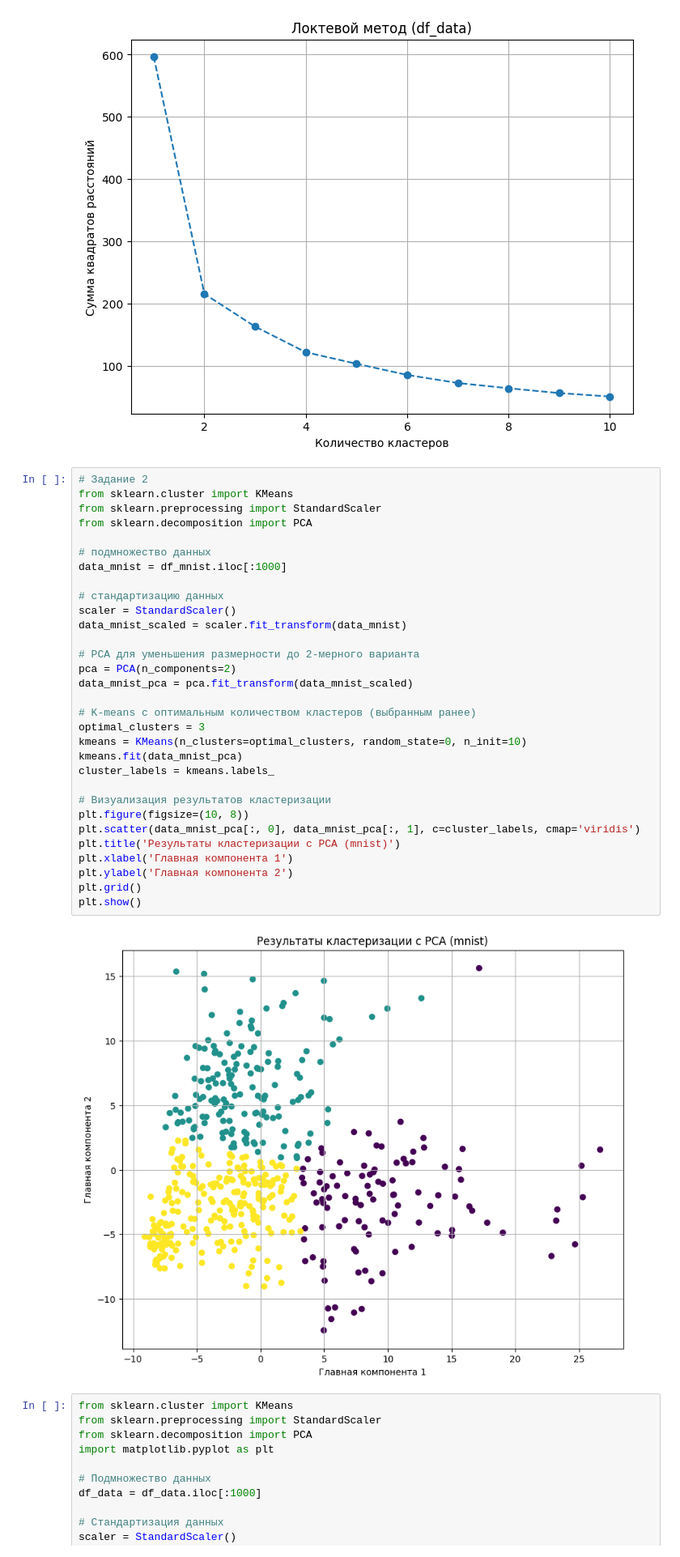
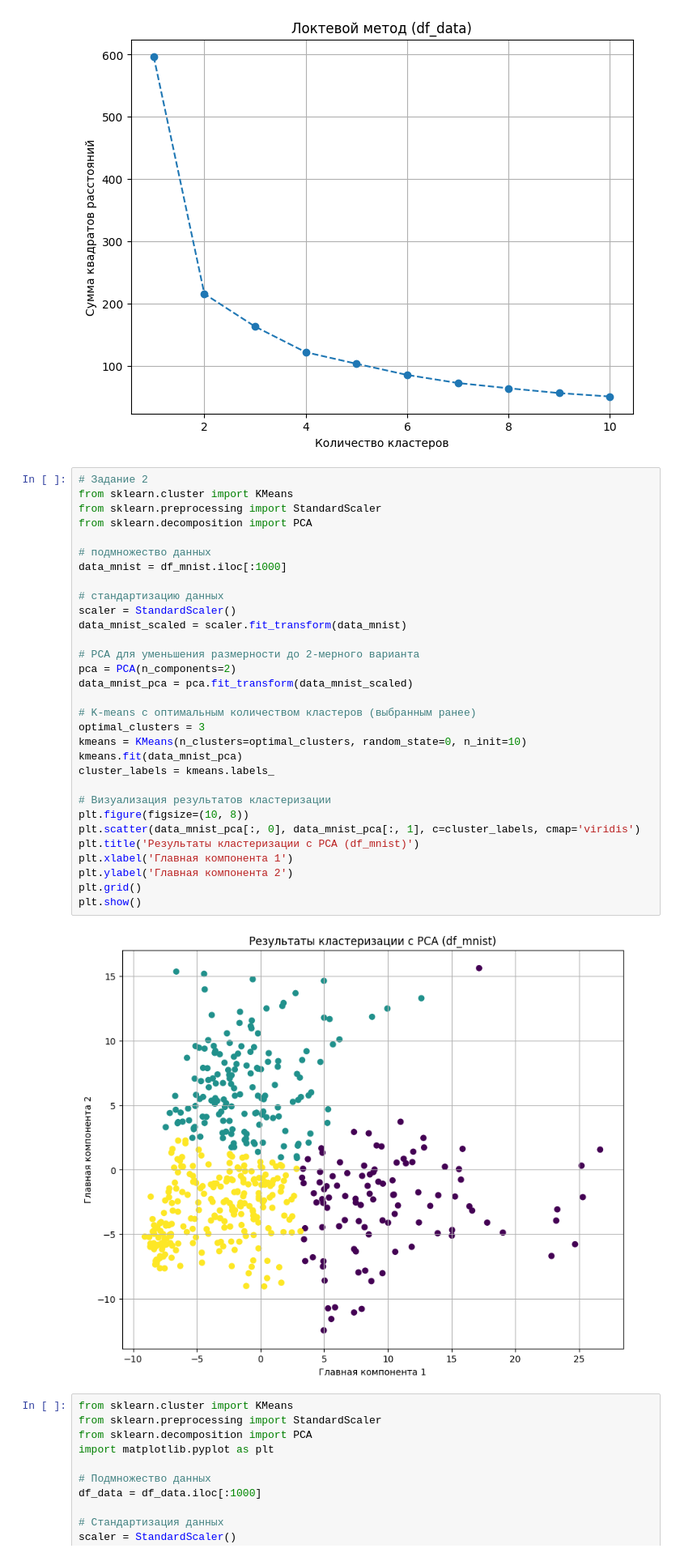
Before and after one commit to evgeniytr1509/HW_DS_6, a Jupyter notebook: HW_DS_6.ipynb, the cells around one changed output. Shown: that part at 81% size. Cells and saved outputs as stored; diff of their text form.

```diff
--- a/HW_DS_6.ipynb
+++ b/HW_DS_6.ipynb
@@ -78,35 +78,35 @@ plot_elbow(inertia_data, 'Локтевой метод (df_data)')
 # Задание 2
 from sklearn.cluster import KMeans
 from sklearn.preprocessing import StandardScaler
 from sklearn.decomposition import PCA
 
 # подмножество данных
 data_mnist = df_mnist.iloc[:1000]
 
 # стандартизацию данных
 scaler = StandardScaler()
 data_mnist_scaled = scaler.fit_transform(data_mnist)
 
 # PCA для уменьшения размерности до 2-мерного варианта
 pca = PCA(n_components=2)
 data_mnist_pca = pca.fit_transform(data_mnist_scaled)
 
 # K-means с оптимальным количеством кластеров (выбранным ранее)
 optimal_clusters = 3
 kmeans = KMeans(n_clusters=optimal_clusters, random_state=0, n_init=10)
 kmeans.fit(data_mnist_pca)
 cluster_labels = kmeans.labels_
 
 # Визуализация результатов кластеризации
 plt.figure(figsize=(10, 8))
 plt.scatter(data_mnist_pca[:, 0], data_mnist_pca[:, 1], c=cluster_labels, cmap='viridis')
-plt.title('Результаты кластеризации с PCA (mnist)')
+plt.title('Результаты кластеризации с PCA (df_mnist)')
 plt.xlabel('Главная компонента 1')
 plt.ylabel('Главная компонента 2')
 plt.grid()
 plt.show()
 # %% [output]
-[figure, old version]
+[figure, new version]
 # %%
 from sklearn.cluster import KMeans
 from sklearn.preprocessing import StandardScaler
```
